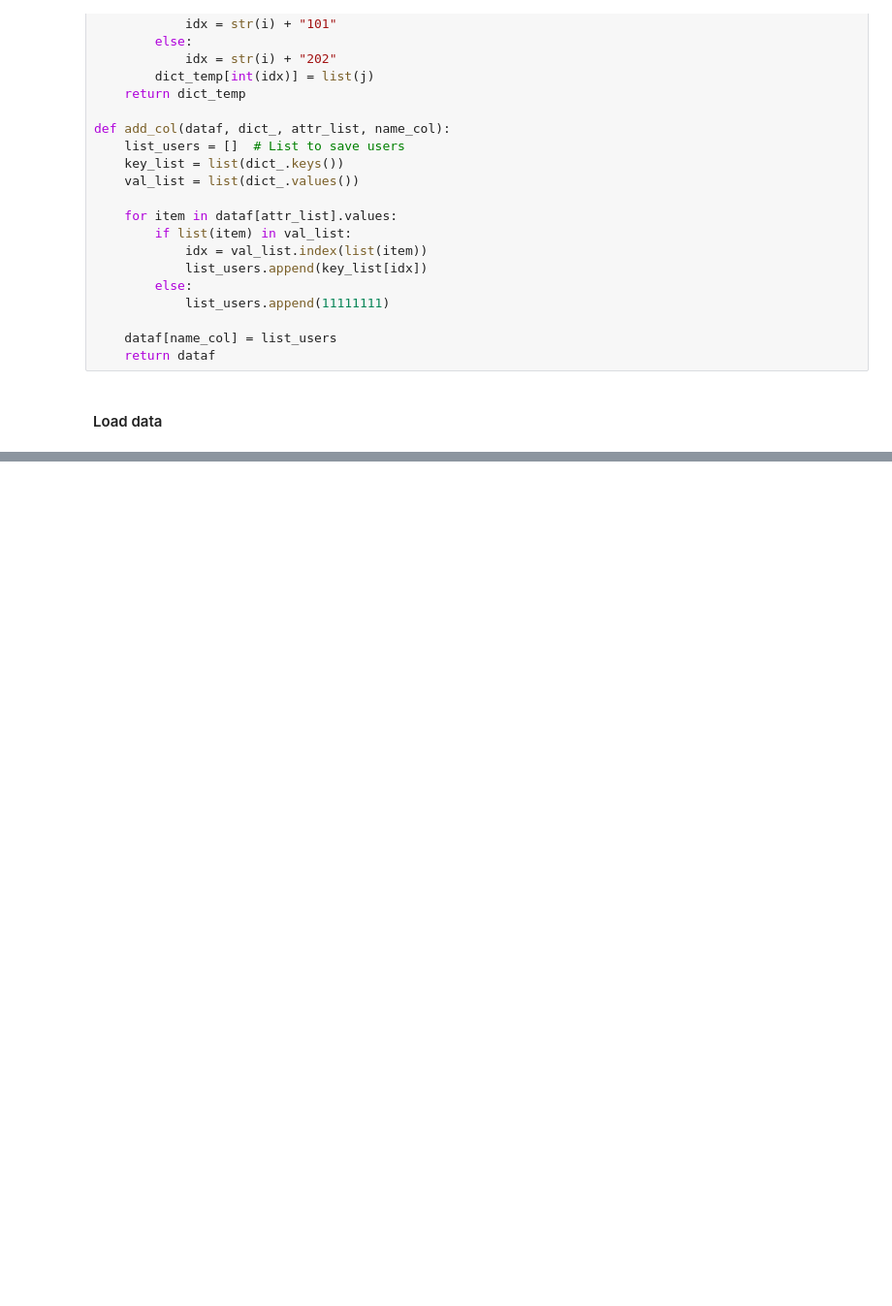
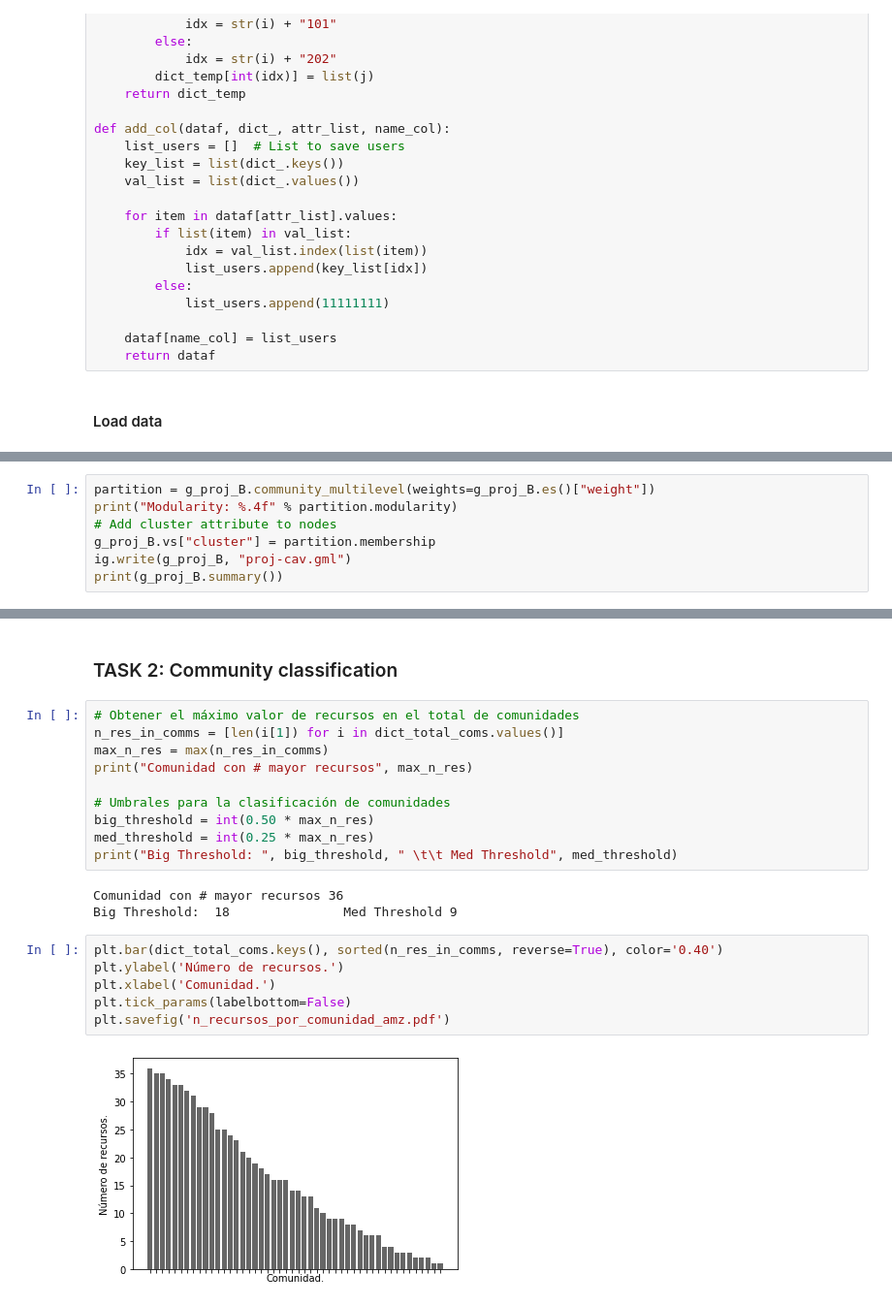
Before and after one commit to diazmx/phd-thesis-lab, a Jupyter notebook: 02-CAV policies/EXP-01.ipynb, the cells around one changed output, grey strips where cells are left out. Shown at 97% size. Saved outputs shown, nothing was run; the diff lists cells and outputs as text; blank space fills up the shorter version.

```diff
--- a/02-CAV policies/EXP-01.ipynb
+++ b/02-CAV policies/EXP-01.ipynb
@@ -46,0 +774,7 @@ def add_col(dataf, dict_, attr_list, name_col):
+# %%
+partition = g_proj_B.community_multilevel(weights=g_proj_B.es()["weight"])
+print("Modularity: %.4f" % partition.modularity)
+# Add cluster attribute to nodes
+g_proj_B.vs["cluster"] = partition.membership
+ig.write(g_proj_B, "proj-cav.gml")
+print(g_proj_B.summary())
@@ -46,0 +827,23 @@ def add_col(dataf, dict_, attr_list, name_col):
+# %% [markdown]
+### TASK 2: Community classification
+# %%
+# Obtener el máximo valor de recursos en el total de comunidades
+n_res_in_comms = [len(i[1]) for i in dict_total_coms.values()]
+max_n_res = max(n_res_in_comms)
+print("Comunidad con # mayor recursos", max_n_res)
+
+# Umbrales para la clasificación de comunidades
+big_threshold = int(0.50 * max_n_res)
+med_threshold = int(0.25 * max_n_res)
+print("Big Threshold: ", big_threshold, " \t\t Med Threshold", med_threshold)
+# %% [output]
+Comunidad con # mayor recursos 36
+Big Threshold:  18               Med Threshold 9
+# %%
+plt.bar(dict_total_coms.keys(), sorted(n_res_in_comms, reverse=True), color='0.40')
+plt.ylabel('Número de recursos.')
+plt.xlabel('Comunidad.')
+plt.tick_params(labelbottom=False)
+plt.savefig('n_recursos_por_comunidad_amz.pdf')
+# %% [output]
+[figure, added]
```
Also changed, not shown: parts of 52 cells of this notebook, 5 other files.
